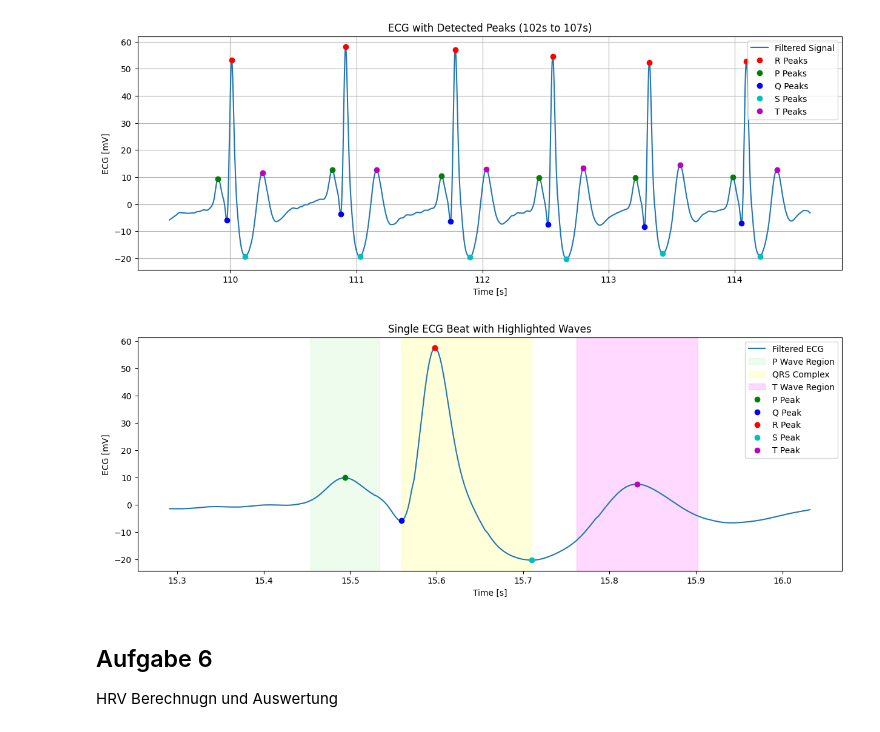
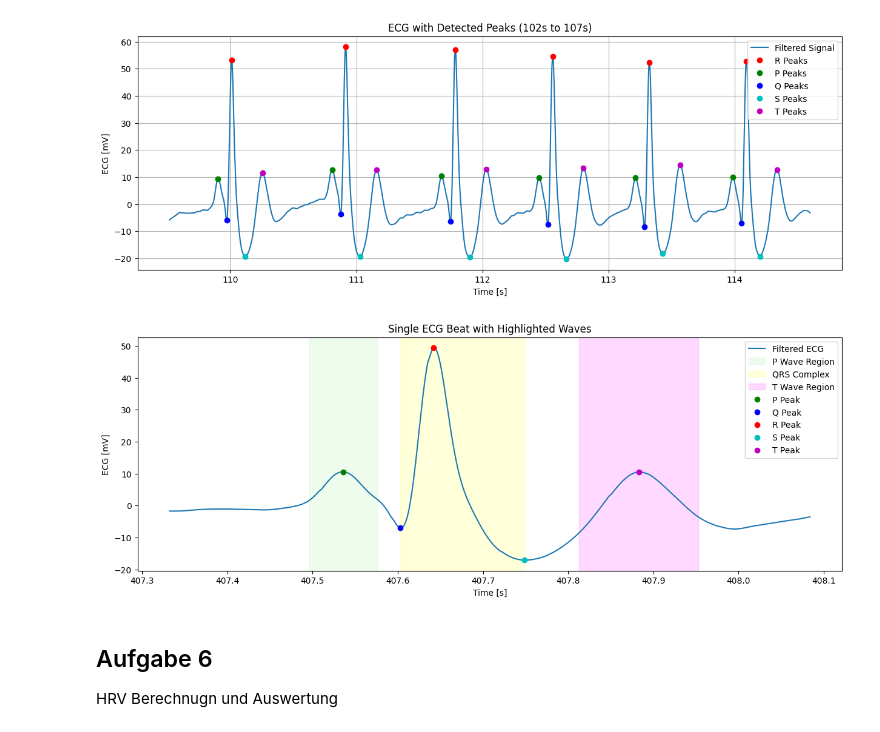
Before and after one commit to tomperg/Biosignalverarbeitung_Selbsthilfegruppe, a Jupyter notebook: Assignment2_Abgabe.ipynb, the cells around one changed output. Cells and saved outputs as stored; diff of their text form; code cells hidden in the pictures.

```diff
--- a/Assignment2_Abgabe.ipynb
+++ b/Assignment2_Abgabe.ipynb
@@ -254,7 +254,7 @@ plt.show()
 # %% [output]
 [figure]
 # %%
-beat_idx = 10  # for example, display the first detected beat
+beat_idx = 500  # for example, display the first detected beat
 
 # Extract peak indices for this beat
 # Note: Ensure that your p_peaks, q_peaks, s_peaks, t_peaks indices align with the R peaks
@@ -282,34 +282,34 @@ ecg_segment = filtered_signal[start_view:end_view]
 fig, ax = plt.subplots(figsize=(15,5))
 ax.plot(time_segment, ecg_segment, label='Filtered ECG')
 
 # Now highlight the areas of interest.
 # For the P wave, we only have a peak point. Let's highlight a small region around it, say ±40ms
 ax.axvspan((dataRTOM['Time'][p_loc]/1000 - 0.04), (dataRTOM['Time'][p_loc]/1000 + 0.04),
            color='lightgreen', alpha=0.15, label='P Wave Region')
 
 # Highlight the Q to S region (QRS complex)
 ax.axvspan(dataRTOM['Time'][q_loc]/1000, dataRTOM['Time'][s_loc]/1000,
            color='yellow', alpha=0.15, label='QRS Complex')
 
 # For the T wave, also highlight a small region around it, say ±70ms
 ax.axvspan((dataRTOM['Time'][t_loc]/1000 - 0.07), (dataRTOM['Time'][t_loc]/1000 + 0.07),
            color='magenta', alpha=0.15, label='T Wave Region')
 
 # Mark the individual peaks
 ax.plot(dataRTOM['Time'][p_loc]/1000, filtered_signal[p_loc], 'go', label='P Peak')
 ax.plot(dataRTOM['Time'][q_loc]/1000, filtered_signal[q_loc], 'bo', label='Q Peak')
 ax.plot(dataRTOM['Time'][r_loc]/1000, filtered_signal[r_loc], 'ro', label='R Peak')
 ax.plot(dataRTOM['Time'][s_loc]/1000, filtered_signal[s_loc], 'co', label='S Peak')
 ax.plot(dataRTOM['Time'][t_loc]/1000, filtered_signal[t_loc], 'mo', label='T Peak')
 
 ax.set_title('Single ECG Beat with Highlighted Waves')
 ax.set_xlabel('Time [s]')
 ax.set_ylabel('ECG [mV]')
 ax.grid(False)
 ax.legend()
 plt.show()
 # %% [output]
-[figure, old version]
+[figure, new version]
 # %% [markdown]
 ## Aufgabe 6
 
```
Also changed, not shown: 1 other file.
